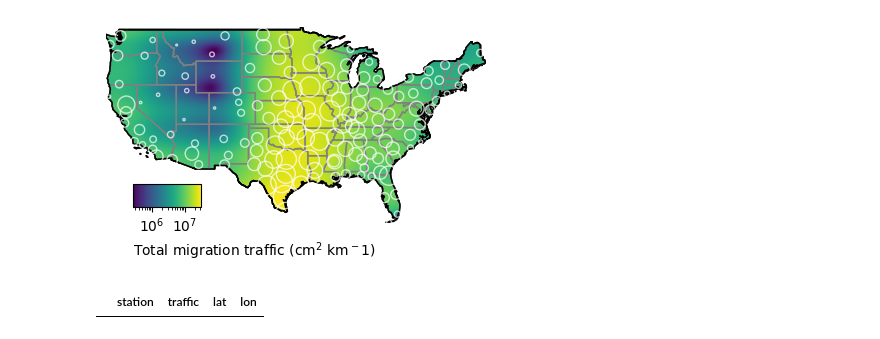
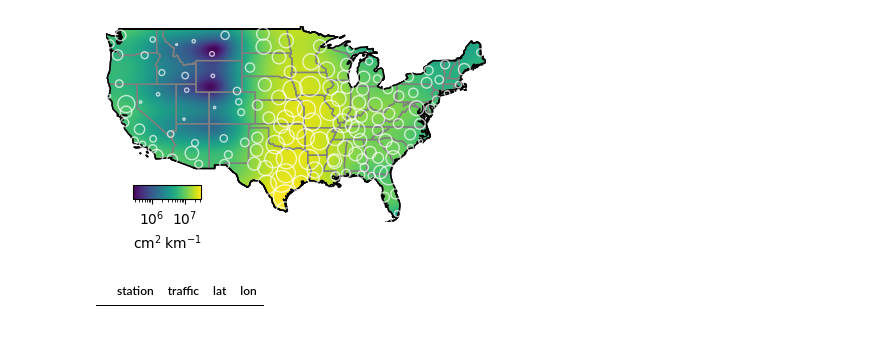
Before and after one commit to darkecology/darkeco-dataset-prep, a Jupyter notebook: validation/usa_map.ipynb, the cells around one changed output. Cells and saved outputs as stored; diff of their text form; code cells hidden in the pictures.

```diff
--- a/validation/usa_map.ipynb
+++ b/validation/usa_map.ipynb
@@ -107,37 +107,38 @@ norm = LogNorm()
 #norm = PowerNorm(0.5, vmin=vmin, vmax=vmax)
 cmap = plt.get_cmap('viridis')
 
 ax.imshow(predictions_masked,
           extent=(lon_min, lon_max, lat_min, lat_max),
           origin='lower',
           cmap=cmap, norm=norm)
 
 # Turn off axes
 ax.axis('off')
 #plt.subplots_adjust(left=0, right=1)
 
 # Add colorbar
 sm = ScalarMappable(cmap=cmap, norm=norm)
 sm.set_array([])
 
-axins = inset_axes(ax, width="20%", height="10%",
+axins = inset_axes(ax, width="20%", height="6%",
                    loc='lower left',
-                   bbox_to_anchor=(0.1, 0.2, 0.85, 0.9),
+                   bbox_to_anchor=(0.1, 0.23, 0.85, 0.9),
                    bbox_transform=fig.transFigure)
 cbar = plt.colorbar(sm, cax=axins, orientation='horizontal')
 #cbar = plt.colorbar(sm, ax=ax, orientation='vertical')
-cbar.set_label('Total migration traffic (cm$^2$ km$^{-1}$)', loc='left')
+#cbar.set_label('Total migration traffic (cm$^2$\u2005km$^{-1}$)', loc='left')
+cbar.set_label('cm$^2$\u2005km$^{-1}$')
 #cbar.ax.set_ylim(ymax=1e6)
 
 gdf.plot(ax=ax, color='white', markersize=total_migration[field]/1.5e5, marker='o', facecolor='none', alpha=0.7)
 #ax.set_position([0.01, 0.15, 1.0, ax.get_position().height])
 ax.set_aspect(1.2)
 ax.set_position([0.05, 0.15, 0.95, ax.get_position().height])
 
 plt.savefig('plots/map.pdf', dpi=300)
 plt.show()
 # %% [output]
-[figure, old version]
+[figure, new version]
 # %%
 display(total_migration)
 # %% [output]
```
Also changed, not shown: 4 other files.
